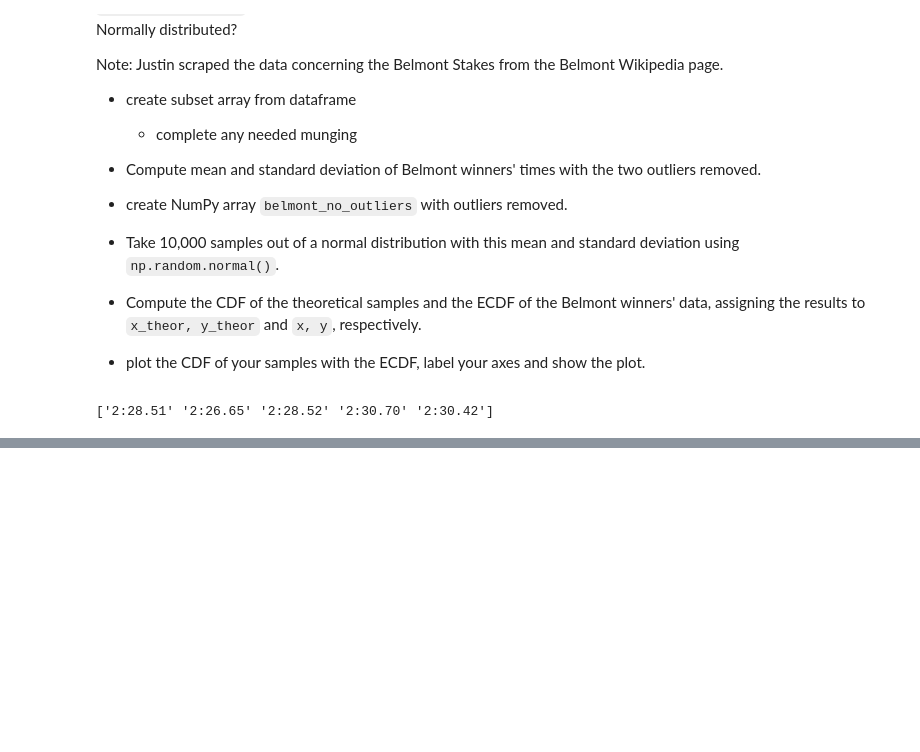
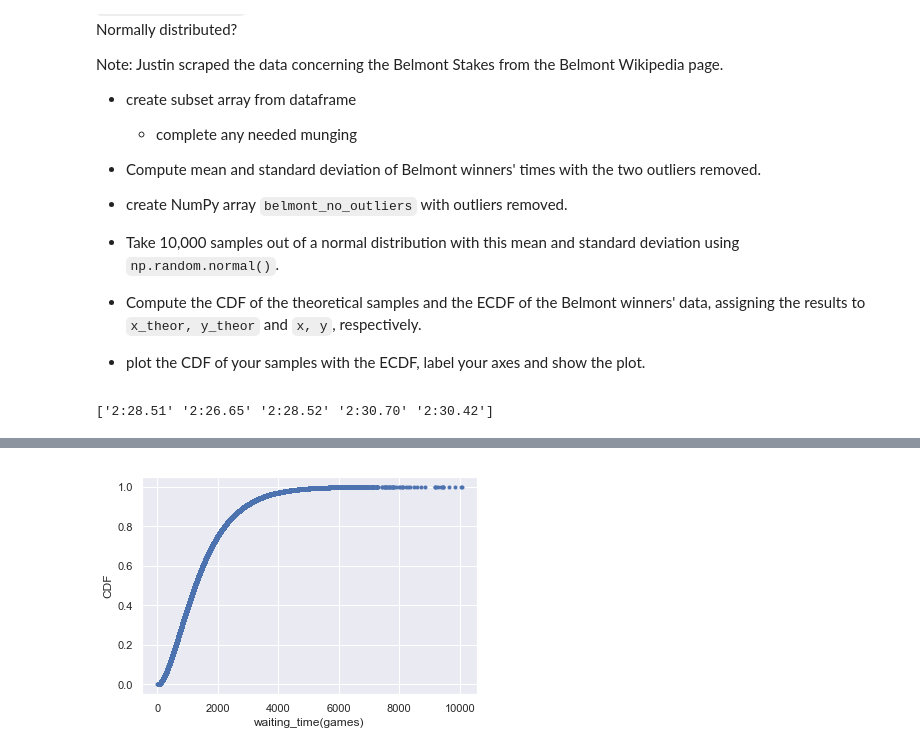
Before and after one commit to jacoblgoodman/Math, a Jupyter notebook: statistical thinking in python part 1/chapter 4.ipynb, the cells around one changed output, grey strips where cells are left out. Cells and saved outputs as stored; diff of their text form; code cells hidden in the pictures; blank space fills up the shorter version.

```diff
--- a/statistical thinking in python part 1/chapter 4.ipynb
+++ b/statistical thinking in python part 1/chapter 4.ipynb
@@ -176,0 +261,8 @@ Instructions
+# %%
+x ,y = ecdf(waiting_times)
+
+_ = plt.plot(x, y, marker ='.', linestyle = 'none')
+_ = plt.ylabel('CDF')
+_ = plt.xlabel('waiting_time(games)')
+# %% [output]
+[figure, added]
```
Also changed, not shown: parts of 11 cells of this notebook, 1 other file.
